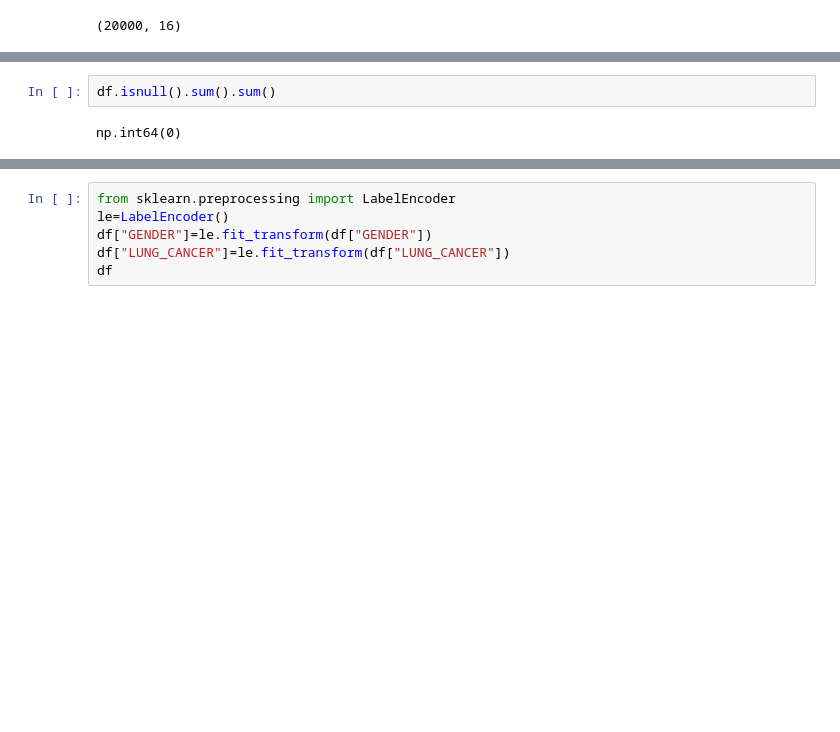
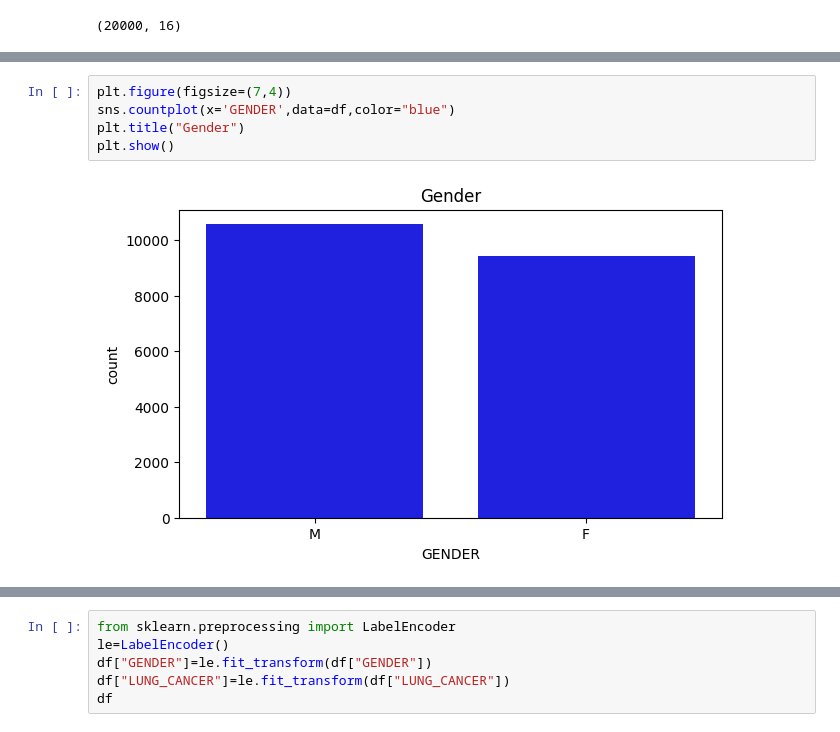
Before and after one commit to manimounika1201-pixel/data_analytics_project, a Jupyter notebook: logistic.ipynb, the cells around one changed output, grey strips where cells are left out. Drawn from its saved outputs; the diff is of its cells as text; blank space fills up the shorter version.

```diff
--- a/logistic.ipynb
+++ b/logistic.ipynb
@@ -109,4 +82,7 @@ df.isnull()
-# %%
-df.isnull().sum().sum()
-# %% [output]
-np.int64(0)
+# %%
+plt.figure(figsize=(7,4))
+sns.countplot(x='GENDER',data=df,color="blue")
+plt.title("Gender")
+plt.show()
+# %% [output]
+[figure, added]
```
Also changed, not shown: parts of 23 cells of this notebook.
